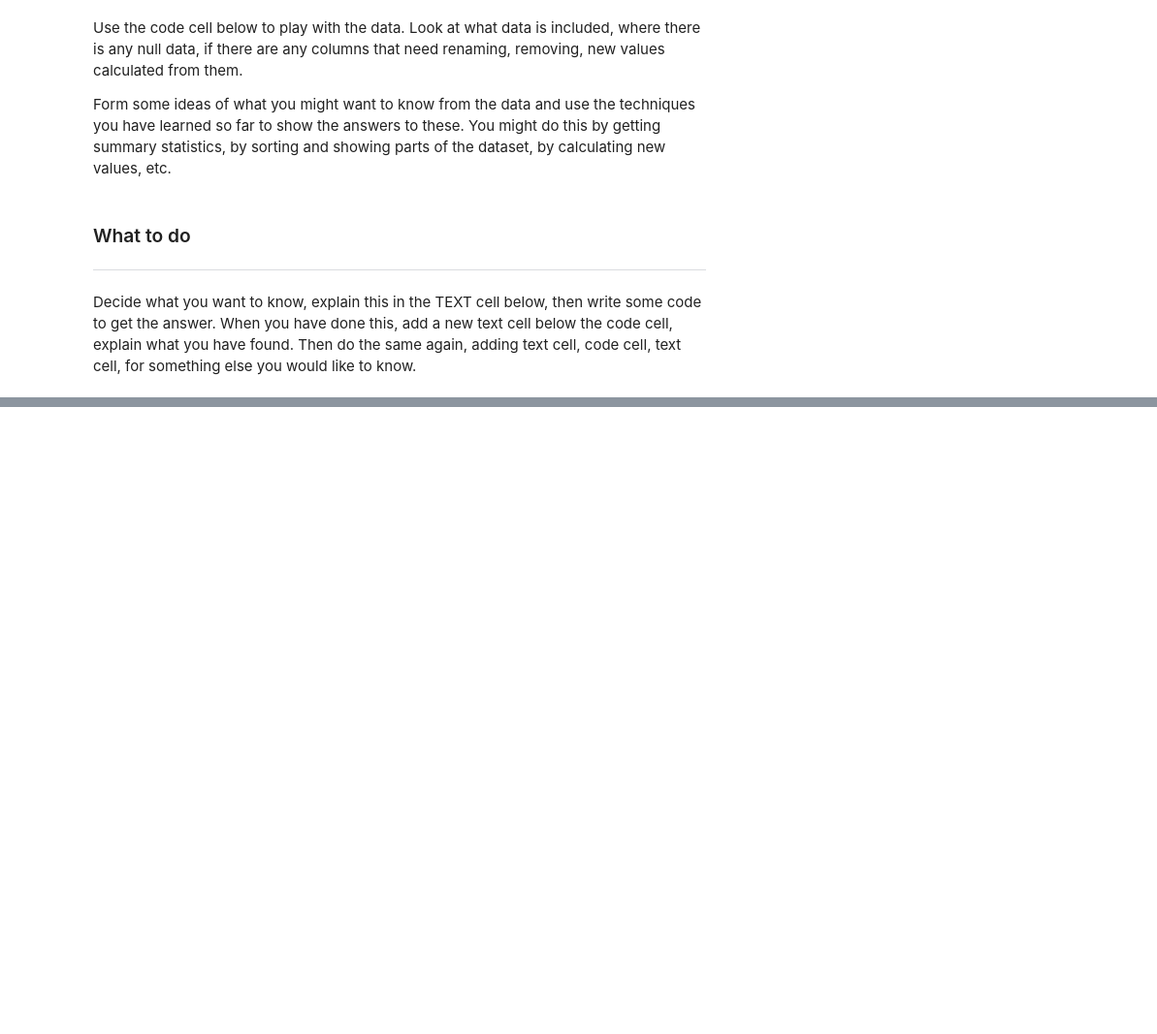
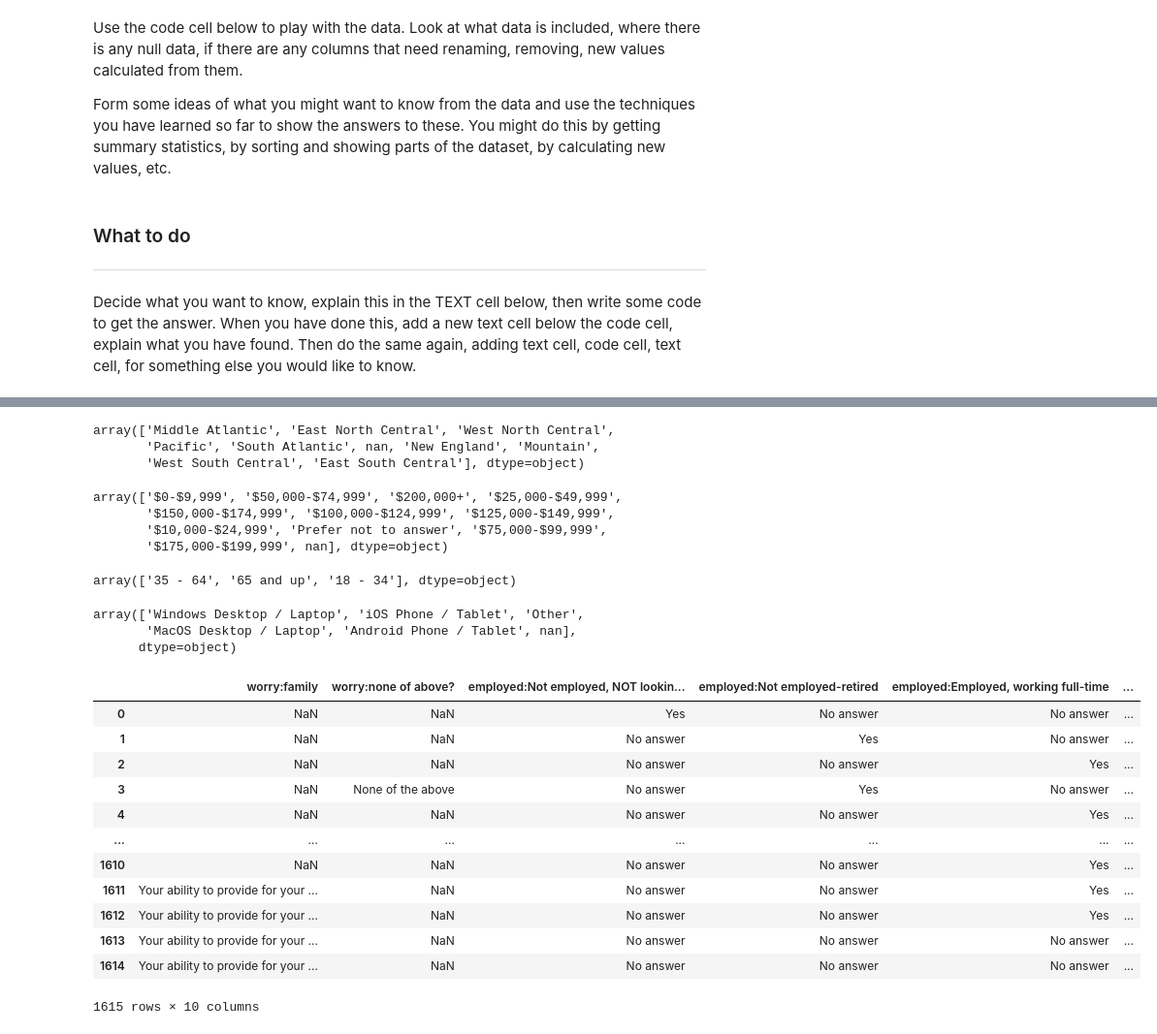
Before and after one commit to fraserrbarclay/Python-Data-Practicals, a Jupyter notebook: project/masculinity.ipynb, the cells around one changed output, grey strips where cells are left out. Shown at 97% size. Drawn from its saved outputs; the diff is of its cells as text; code cells hidden in the pictures; blank space fills up the shorter version.

```diff
--- a/project/masculinity.ipynb
+++ b/project/masculinity.ipynb
@@ -84,0 +150,59 @@ df
+# %%
+df['region'].unique()
+# %% [output]
+array(['Middle Atlantic', 'East North Central', 'West North Central',
+       'Pacific', 'South Atlantic', nan, 'New England', 'Mountain',
+       'West South Central', 'East South Central'], dtype=object)
+# %%
+df['salary'].unique()
+# %% [output]
+array(['$0-$9,999', '$50,000-$74,999', '$200,000+', '$25,000-$49,999',
+       '$150,000-$174,999', '$100,000-$124,999', '$125,000-$149,999',
+       '$10,000-$24,999', 'Prefer not to answer', '$75,000-$99,999',
+       '$175,000-$199,999', nan], dtype=object)
+# %%
+df['age'].unique()
+# %% [output]
+array(['35 - 64', '65 and up', '18 - 34'], dtype=object)
+# %%
+df['device'].unique()
+# %% [output]
+array(['Windows Desktop / Laptop', 'iOS Phone / Tablet', 'Other',
+       'MacOS Desktop / Laptop', 'Android Phone / Tablet', nan],
+      dtype=object)
+# %%
+def split_column(df,column,q_intro):
+    for response in df[column].unique():
+      response_column = f"{q_intro}:{response}"
+      df[response_column] = 'No answer'
+      df.insert(df.columns.get_loc(column), response_column, df.pop(response_column))
+
+# Iterate through the rows and update 'Yes' for matching response columns
+    for index, row in df.iterrows():
+      response = row[column]
+      response_column_name = f"{q_intro}:{response}"
+      df.at[index, response_column_name] = 'Yes'
+
+    df.drop(columns=[column], inplace=True)
+    empty_column = f"{q_intro}:nan"
+    if empty_column in df:
+      df.drop(columns=[empty_column], inplace=True)
+    return df
+# %%
+remove_missing(df)
+split_column(df,'how employed?','employed')
+df.iloc[:,30:40]
+# %% [output]
+|  | worry:family | worry:none of above? | employed:Not employed, NOT lookin... | employed:Not employed-retired | employed:Employed, working full-time | ... |
+| 0 | NaN | NaN | Yes | No answer | No answer | ... |
+| 1 | NaN | NaN | No answer | Yes | No answer | ... |
+| 2 | NaN | NaN | No answer | No answer | Yes | ... |
+| 3 | NaN | None of the above | No answer | Yes | No answer | ... |
+| 4 | NaN | NaN | No answer | No answer | Yes | ... |
+| ... | ... | ... | ... | ... | ... | ... |
+| 1610 | NaN | NaN | No answer | No answer | Yes | ... |
+| 1611 | Your ability to provide for your ... | NaN | No answer | No answer | Yes | ... |
+| 1612 | Your ability to provide for your ... | NaN | No answer | No answer | Yes | ... |
+| 1613 | Your ability to provide for your ... | NaN | No answer | No answer | No answer | ... |
+| 1614 | Your ability to provide for your ... | NaN | No answer | No answer | No answer | ... |
+1615 rows × 10 columns
```
Also changed, not shown: parts of 47 cells of this notebook.
